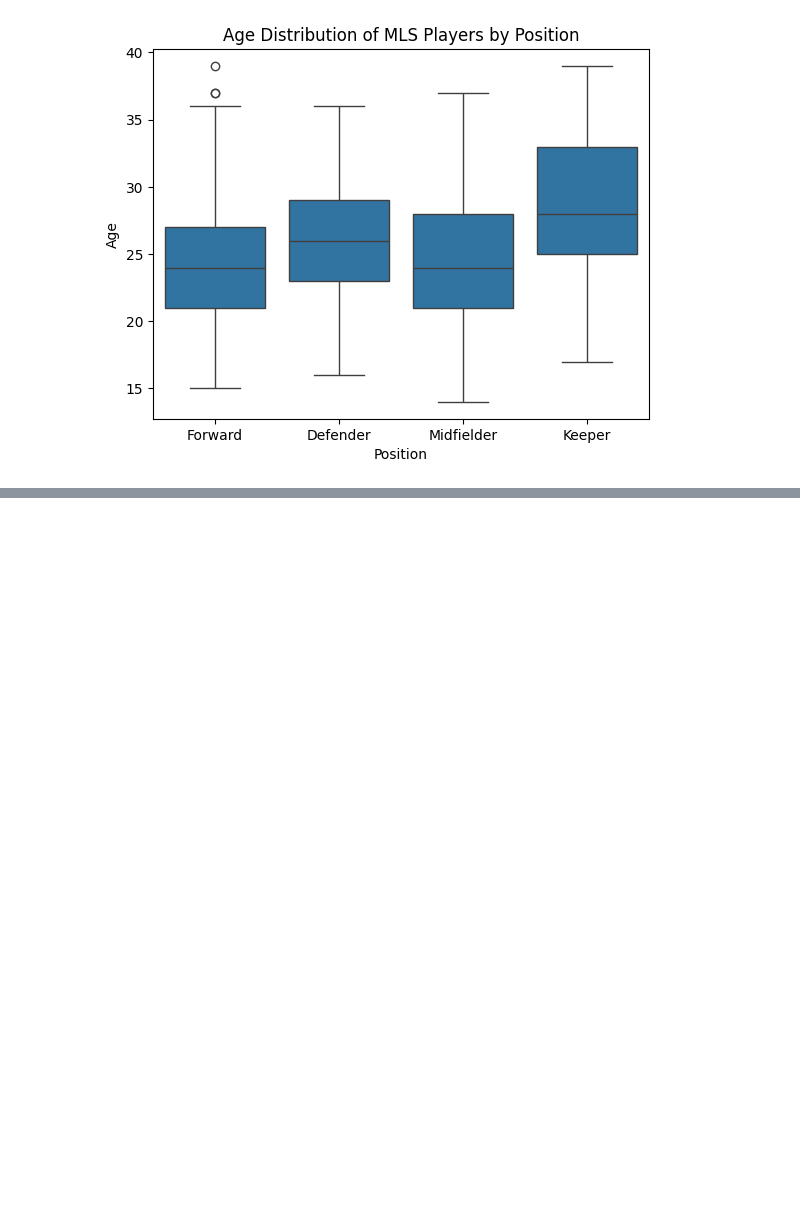
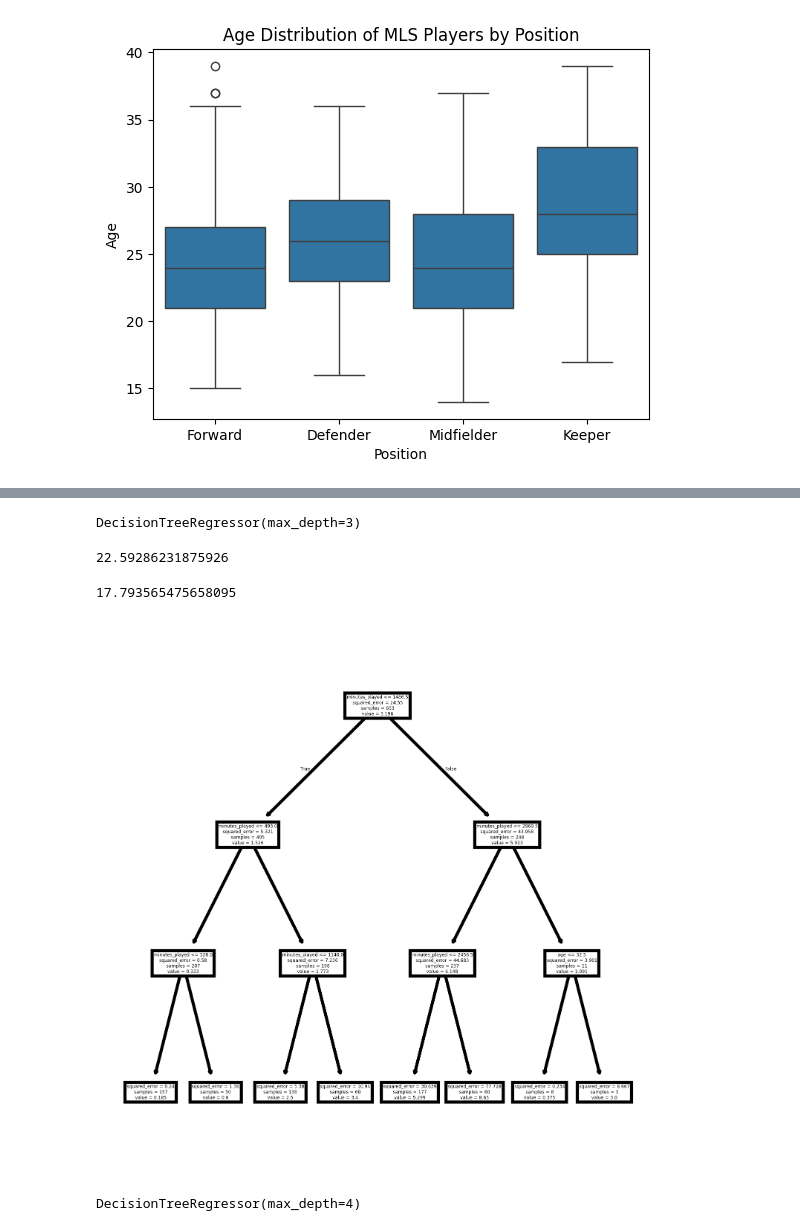
Before and after one commit to rubeng77/MLS-Player-Stats-24, a Jupyter notebook: MLS_Player_Stats_Anaysis.ipynb, the cells around one changed output, grey strips where cells are left out. Cells and saved outputs as stored; diff of their text form; code cells hidden in the pictures; blank space fills up the shorter version.

Commit message:
added prediction models

```diff
--- a/MLS_Player_Stats_Anaysis.ipynb
+++ b/MLS_Player_Stats_Anaysis.ipynb
@@ -140,0 +172,12 @@ Text(0, 0.5, 'Age')
+# %%
+mls['minutes_played'] = mls['minutes_played'].astype(int)
+# %%
+x = mls[['age','minutes_played']]
+y = mls['goals_and_assists']
+# %%
+x_train, x_test, y_train, y_test = train_test_split(x, y, test_size=0.2)
+# %%
+model_dt1 = DecisionTreeRegressor(max_depth = 3)
+model_dt1.fit(x_train, y_train)
+# %% [output]
+DecisionTreeRegressor(max_depth=3)
@@ -140,0 +188,4 @@ Text(0, 0.5, 'Age')
+# %%
+mean_squared_error(y_test, y_test_pred)
+# %% [output]
+22.59286231875926
@@ -140,0 +194,14 @@ Text(0, 0.5, 'Age')
+# %%
+mean_squared_error(y_train, y_train_pred)
+# %% [output]
+17.793565475658095
+# %%
+fig, axes = plt.subplots(nrows = 1,ncols = 1,figsize = (3,3), dpi=600)
+_ = plot_tree(model_dt1, feature_names = x.columns)
+# %% [output]
+[figure, added]
+# %%
+model_dt2 = DecisionTreeRegressor(max_depth = 4)
+model_dt2.fit(x_train, y_train)
+# %% [output]
+DecisionTreeRegressor(max_depth=4)
```
Also changed, not shown: parts of 28 cells of this notebook.
